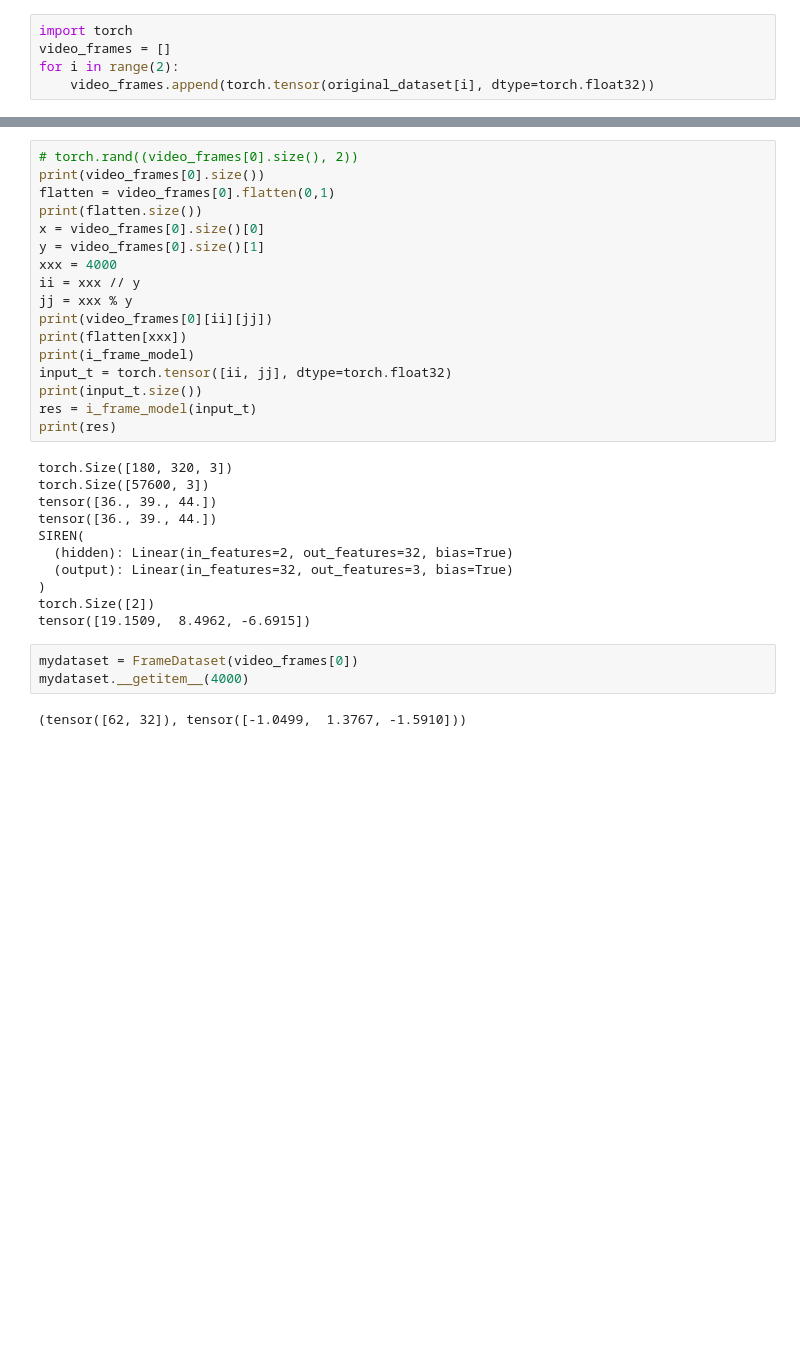
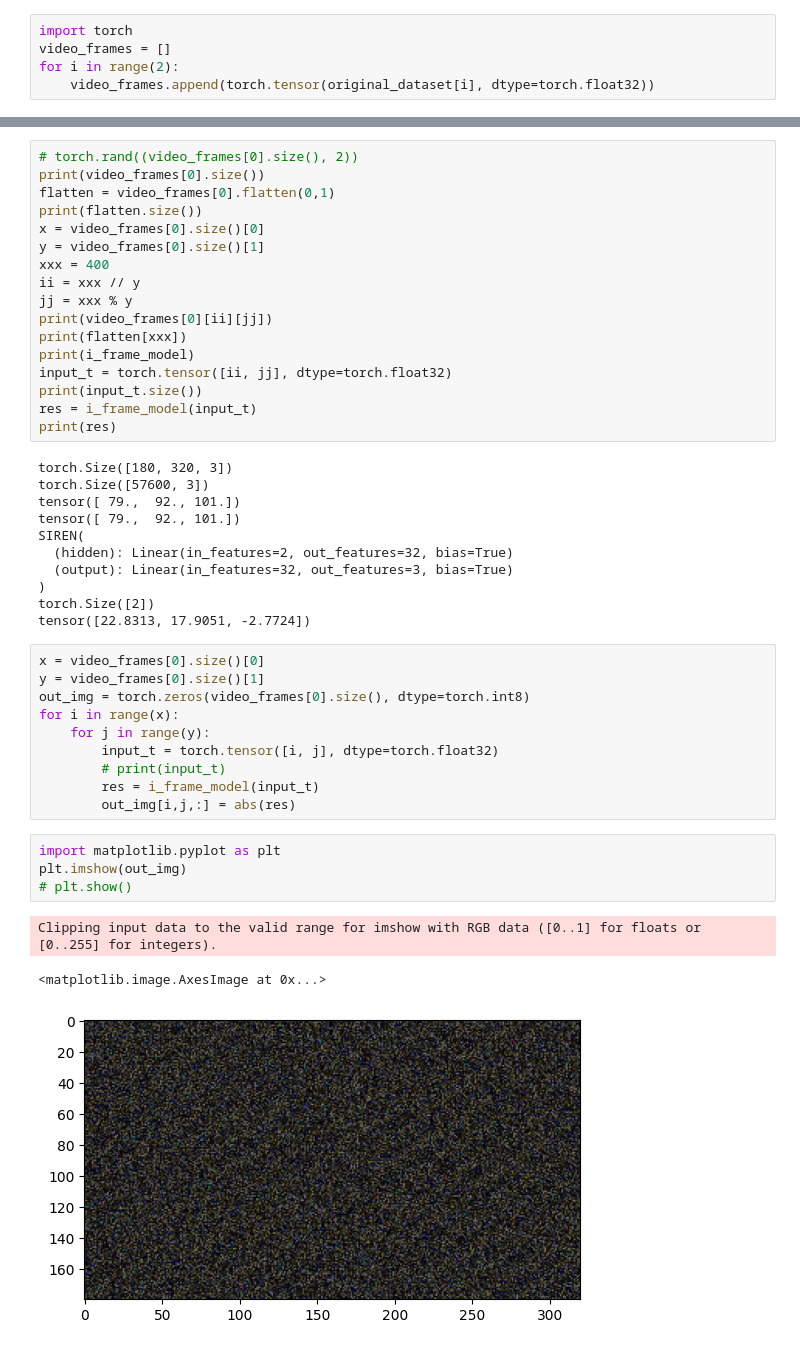
Before and after one commit to suman1209/robotics_dataset_compression, a Jupyter notebook: research/video_prediction.ipynb, the cells around one changed output, grey strips where cells are left out. Cells and saved outputs as stored; diff of their text form; blank space fills up the shorter version.

Commit message:
result of video prediction

```diff
--- a/research/video_prediction.ipynb
+++ b/research/video_prediction.ipynb
@@ -26,7 +37,7 @@ flatten = video_frames[0].flatten(0,1)
 print(flatten.size())
 x = video_frames[0].size()[0]
 y = video_frames[0].size()[1]
-xxx = 4000
+xxx = 400
 ii = xxx // y
 jj = xxx % y
 print(video_frames[0][ii][jj])
@@ -39,16 +50,29 @@ print(res)
 # %% [output]
 torch.Size([180, 320, 3])
 torch.Size([57600, 3])
-tensor([36., 39., 44.])
-tensor([36., 39., 44.])
+tensor([ 79.,  92., 101.])
+tensor([ 79.,  92., 101.])
 SIREN(
   (hidden): Linear(in_features=2, out_features=32, bias=True)
   (output): Linear(in_features=32, out_features=3, bias=True)
 )
 torch.Size([2])
-tensor([19.1509,  8.4962, -6.6915])
+tensor([22.8313, 17.9051, -2.7724])
-# %%
-mydataset = FrameDataset(video_frames[0])
-mydataset.__getitem__(4000)
-# %% [output]
-(tensor([62, 32]), tensor([-1.0499,  1.3767, -1.5910]))
+# %%
+x = video_frames[0].size()[0]
+y = video_frames[0].size()[1]
+out_img = torch.zeros(video_frames[0].size(), dtype=torch.int8)
+for i in range(x):
+    for j in range(y):
+        input_t = torch.tensor([i, j], dtype=torch.float32)
+        # print(input_t)
+        res = i_frame_model(input_t)
+        out_img[i,j,:] = abs(res)
+# %%
+import matplotlib.pyplot as plt
+plt.imshow(out_img)
+# plt.show()
+# %% [output]
+Clipping input data to the valid range for imshow with RGB data ([0..1] for floats or [0..255] for integers).
+<matplotlib.image.AxesImage at 0x...>
+[figure, added]
```
Also changed, not shown: parts of 1 cell of this notebook.
